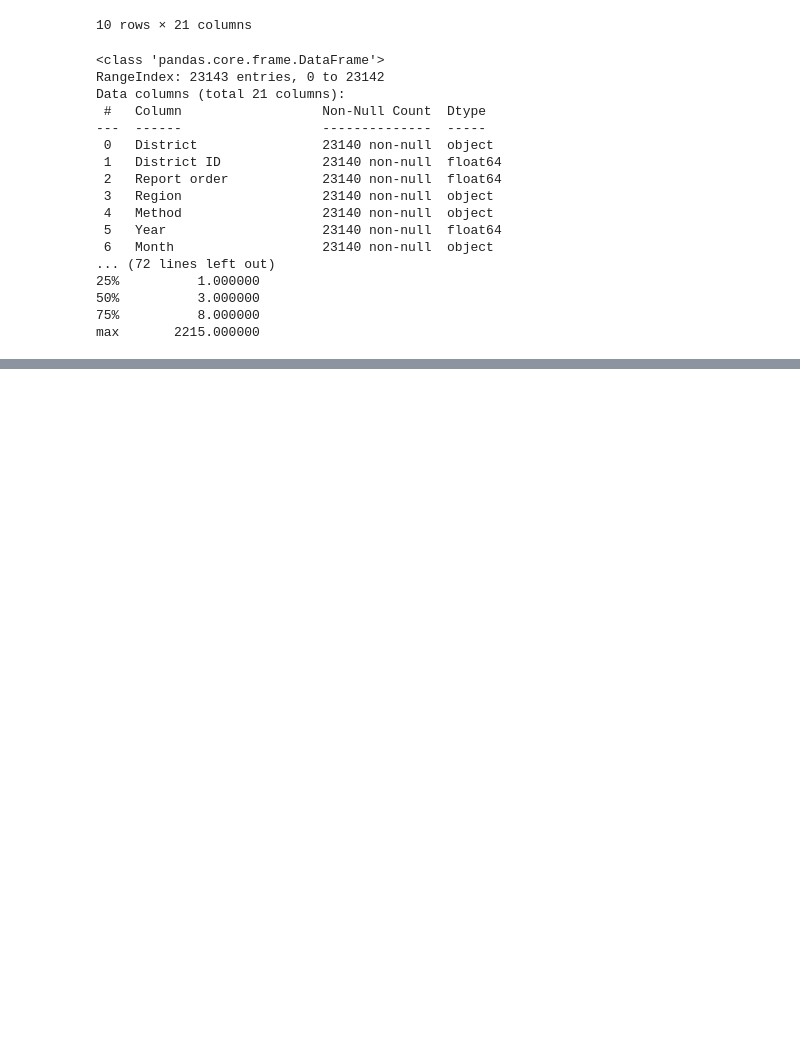
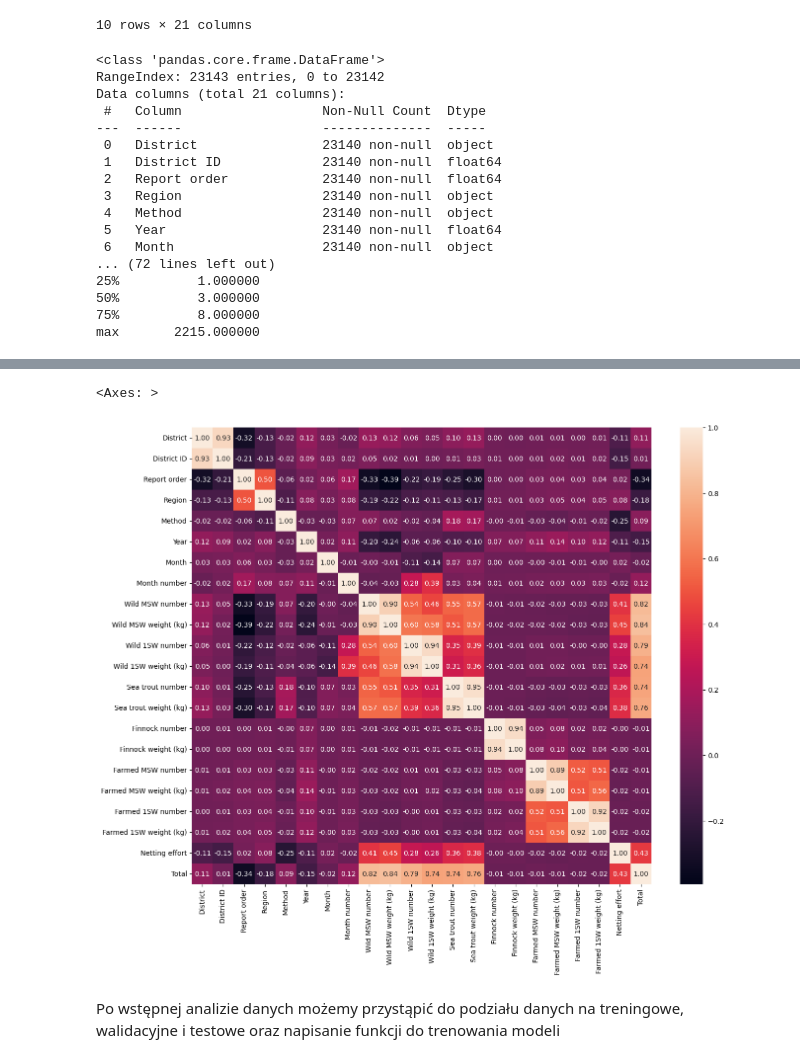
Before and after one commit to Papamus/Salmon-analysis, a Jupyter notebook: salmon-statistics-analysis.ipynb, the cells around one changed output, grey strips where cells are left out. Drawn from its saved outputs; the diff is of its cells as text; code cells hidden in the pictures; blank space fills up the shorter version.

```diff
--- a/salmon-statistics-analysis.ipynb
+++ b/salmon-statistics-analysis.ipynb
@@ -47,0 +127,5 @@ max       2215.000000
+# %%
+#transforamcja danych kategorycznych na dane numeryczne
+from sklearn.preprocessing import LabelEncoder
+dataframe = dataframe.apply(LabelEncoder().fit_transform)
+dataframe.head(10)
@@ -47,0 +145,10 @@ max       2215.000000
+# %%
+#zobaczmy teraz jak wygląda korelacja między danymi
+correlation = dataframe.corr()
+plt.figure(figsize=(15,12))
+sns.heatmap(correlation, annot=True, fmt=".2f")
+# %% [output]
+<Axes: >
+[figure, added]
+# %% [markdown]
+Po wstępnej analizie danych możemy przystąpić do podziału danych na treningowe, walidacyjne i testowe oraz napisanie funkcji do trenowania modeli
```
Also changed, not shown: parts of 14 cells of this notebook.
